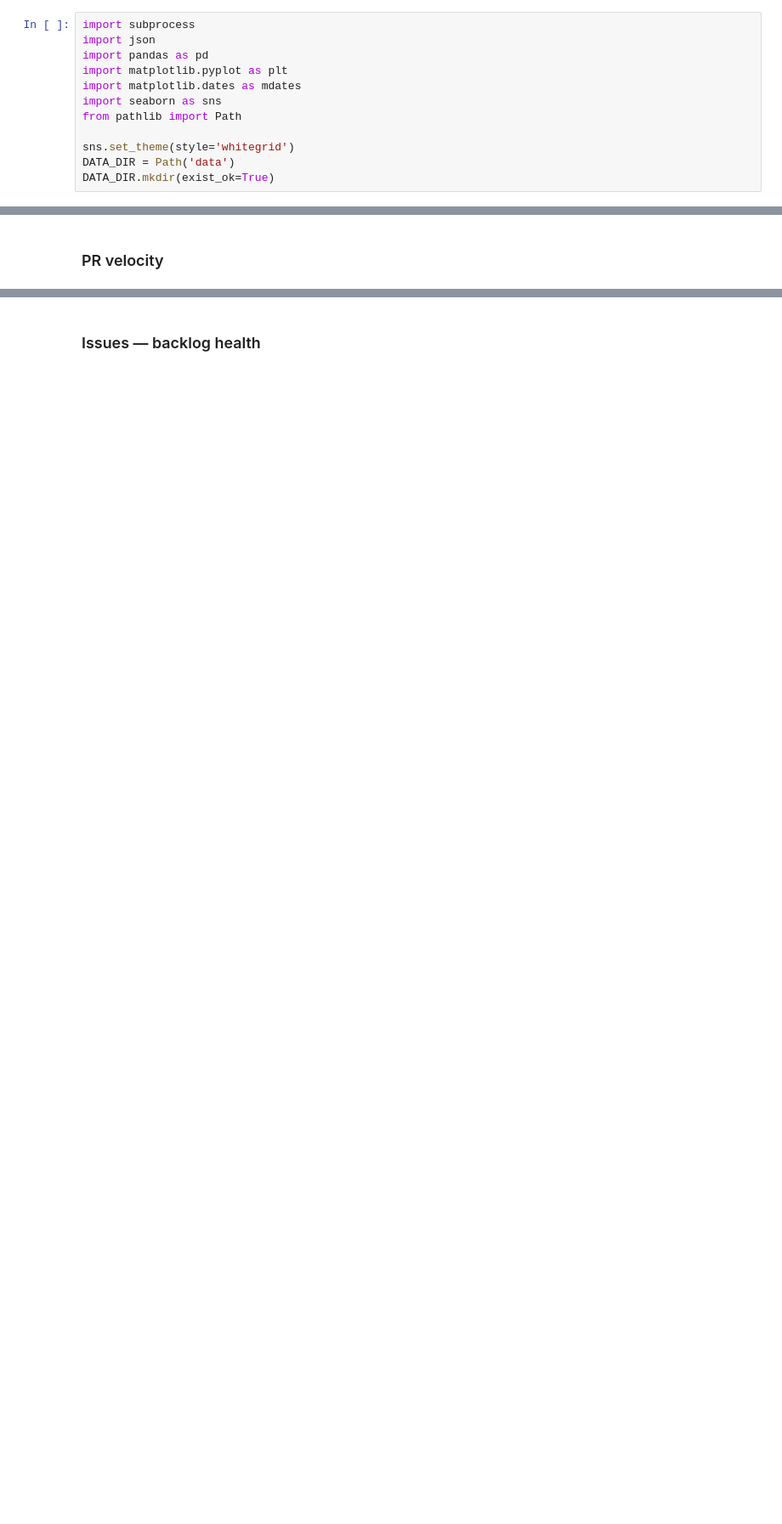
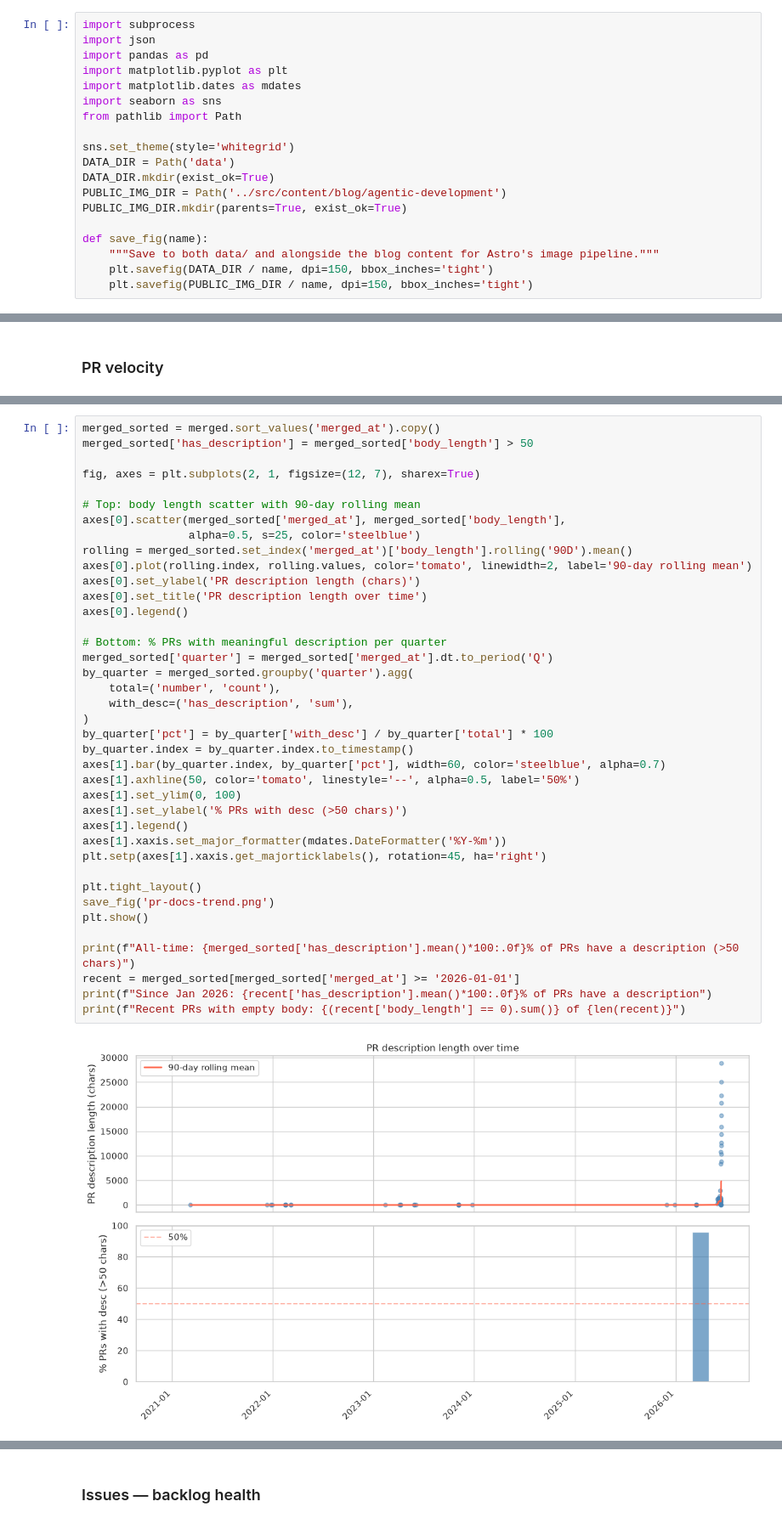
Before and after one commit to thenomadlad/adityadharacom, a Jupyter notebook: analysis/github_analysis.ipynb, the cells around one changed output, grey strips where cells are left out. Shown at 85% size. Cells and saved outputs as stored; diff of their text form; blank space fills up the shorter version.

```diff
--- a/analysis/github_analysis.ipynb
+++ b/analysis/github_analysis.ipynb
@@ -17,6 +17,13 @@ from pathlib import Path
 sns.set_theme(style='whitegrid')
 DATA_DIR = Path('data')
 DATA_DIR.mkdir(exist_ok=True)
+PUBLIC_IMG_DIR = Path('../src/content/blog/agentic-development')
+PUBLIC_IMG_DIR.mkdir(parents=True, exist_ok=True)
+
+def save_fig(name):
+    """Save to both data/ and alongside the blog content for Astro's image pipeline."""
+    plt.savefig(DATA_DIR / name, dpi=150, bbox_inches='tight')
+    plt.savefig(PUBLIC_IMG_DIR / name, dpi=150, bbox_inches='tight')
 # %%
 import os, re
 
@@ -493,0 +659,41 @@ plt.show()
+# %%
+merged_sorted = merged.sort_values('merged_at').copy()
+merged_sorted['has_description'] = merged_sorted['body_length'] > 50
+
+fig, axes = plt.subplots(2, 1, figsize=(12, 7), sharex=True)
+
+# Top: body length scatter with 90-day rolling mean
+axes[0].scatter(merged_sorted['merged_at'], merged_sorted['body_length'],
+                alpha=0.5, s=25, color='steelblue')
+rolling = merged_sorted.set_index('merged_at')['body_length'].rolling('90D').mean()
+axes[0].plot(rolling.index, rolling.values, color='tomato', linewidth=2, label='90-day rolling mean')
+axes[0].set_ylabel('PR description length (chars)')
+axes[0].set_title('PR description length over time')
+axes[0].legend()
+
+# Bottom: % PRs with meaningful description per quarter
+merged_sorted['quarter'] = merged_sorted['merged_at'].dt.to_period('Q')
+by_quarter = merged_sorted.groupby('quarter').agg(
+    total=('number', 'count'),
+    with_desc=('has_description', 'sum'),
+)
+by_quarter['pct'] = by_quarter['with_desc'] / by_quarter['total'] * 100
+by_quarter.index = by_quarter.index.to_timestamp()
+axes[1].bar(by_quarter.index, by_quarter['pct'], width=60, color='steelblue', alpha=0.7)
+axes[1].axhline(50, color='tomato', linestyle='--', alpha=0.5, label='50%')
+axes[1].set_ylim(0, 100)
+axes[1].set_ylabel('% PRs with desc (>50 chars)')
+axes[1].legend()
+axes[1].xaxis.set_major_formatter(mdates.DateFormatter('%Y-%m'))
+plt.setp(axes[1].xaxis.get_majorticklabels(), rotation=45, ha='right')
+
+plt.tight_layout()
+save_fig('pr-docs-trend.png')
+plt.show()
+
+print(f"All-time: {merged_sorted['has_description'].mean()*100:.0f}% of PRs have a description (>50 chars)")
+recent = merged_sorted[merged_sorted['merged_at'] >= '2026-01-01']
+print(f"Since Jan 2026: {recent['has_description'].mean()*100:.0f}% of PRs have a description")
+print(f"Recent PRs with empty body: {(recent['body_length'] == 0).sum()} of {len(recent)}")
+# %% [output]
+[figure, added]
```
Also changed, not shown: parts of 29 cells of this notebook, 41 other files.
